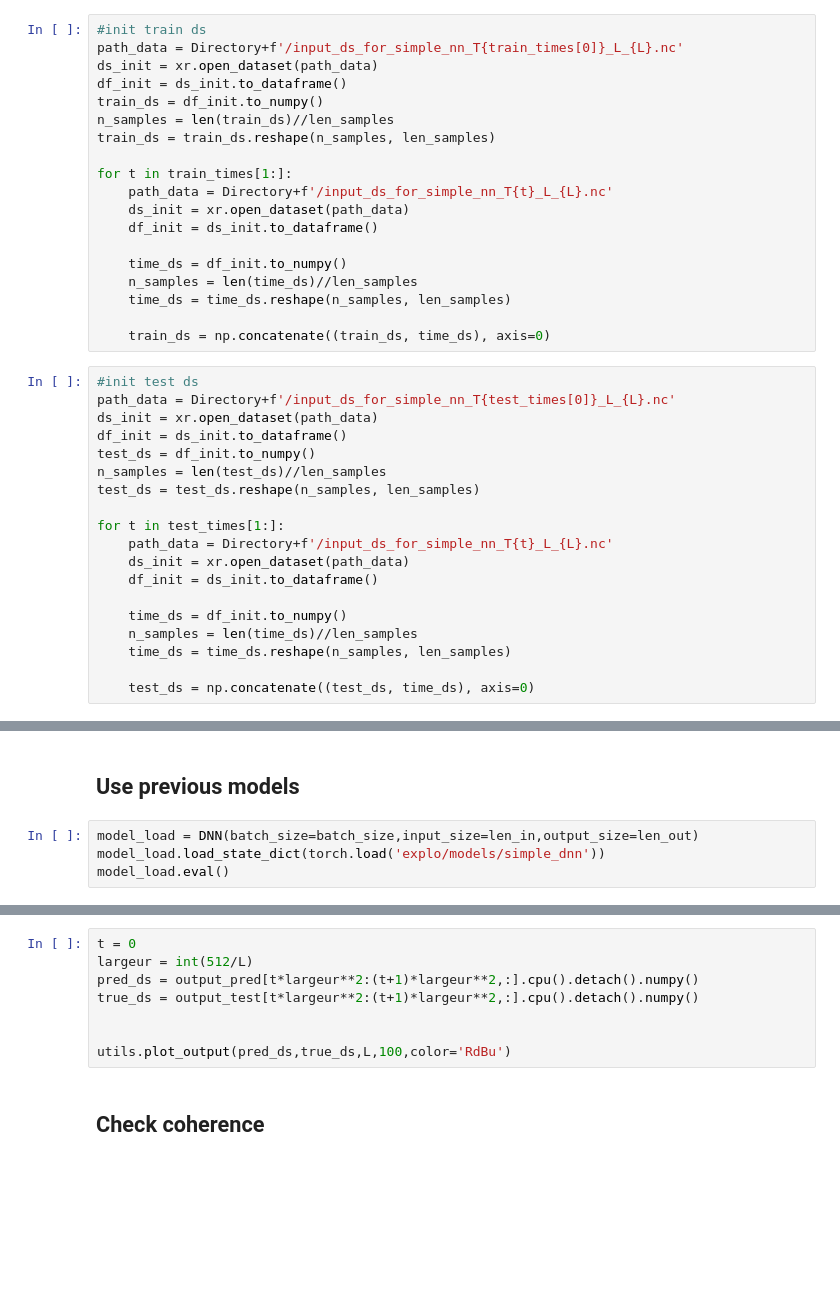
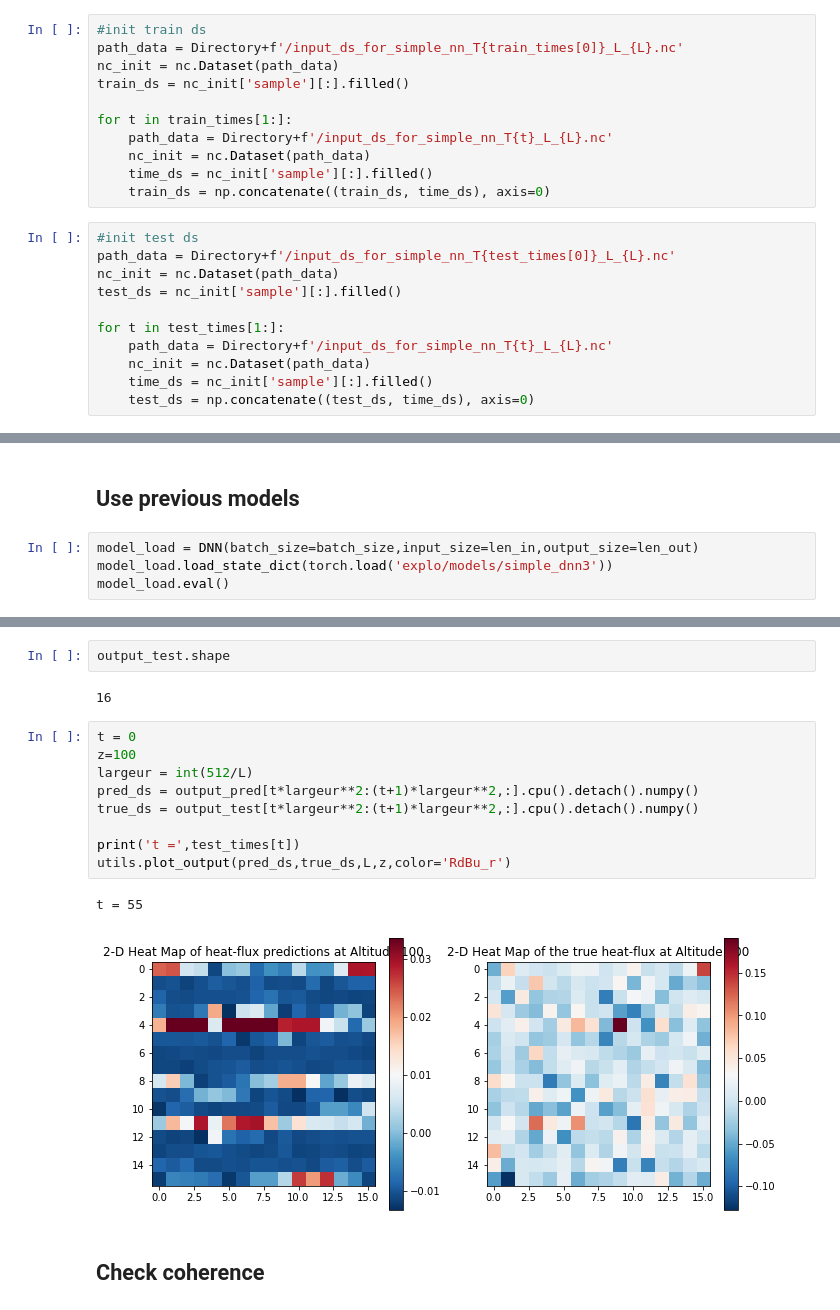
Before and after one commit to AdrienBq/Turbulence, a Jupyter notebook: explo/simple_dnn.ipynb, the cells around one changed output, grey strips where cells are left out. Cells and saved outputs as stored; diff of their text form; blank space fills up the shorter version.

```diff
--- a/explo/simple_dnn.ipynb
+++ b/explo/simple_dnn.ipynb
@@ -43,40 +38,24 @@ test_times = perm[int(0.8*63):]
 # %%
 #init train ds
 path_data = Directory+f'/input_ds_for_simple_nn_T{train_times[0]}_L_{L}.nc'
-ds_init = xr.open_dataset(path_data)
-df_init = ds_init.to_dataframe()
-train_ds = df_init.to_numpy()
-n_samples = len(train_ds)//len_samples
-train_ds = train_ds.reshape(n_samples, len_samples)
+nc_init = nc.Dataset(path_data)
+train_ds = nc_init['sample'][:].filled()
 
 for t in train_times[1:]:
     path_data = Directory+f'/input_ds_for_simple_nn_T{t}_L_{L}.nc'
-    ds_init = xr.open_dataset(path_data)
-    df_init = ds_init.to_dataframe()
-
-    time_ds = df_init.to_numpy()
-    n_samples = len(time_ds)//len_samples
-    time_ds = time_ds.reshape(n_samples, len_samples)
-
+    nc_init = nc.Dataset(path_data)
+    time_ds = nc_init['sample'][:].filled()
     train_ds = np.concatenate((train_ds, time_ds), axis=0)
 # %%
 #init test ds
 path_data = Directory+f'/input_ds_for_simple_nn_T{test_times[0]}_L_{L}.nc'
-ds_init = xr.open_dataset(path_data)
-df_init = ds_init.to_dataframe()
-test_ds = df_init.to_numpy()
-n_samples = len(test_ds)//len_samples
-test_ds = test_ds.reshape(n_samples, len_samples)
+nc_init = nc.Dataset(path_data)
+test_ds = nc_init['sample'][:].filled()
 
 for t in test_times[1:]:
     path_data = Directory+f'/input_ds_for_simple_nn_T{t}_L_{L}.nc'
-    ds_init = xr.open_dataset(path_data)
-    df_init = ds_init.to_dataframe()
-
-    time_ds = df_init.to_numpy()
-    n_samples = len(time_ds)//len_samples
-    time_ds = time_ds.reshape(n_samples, len_samples)
-
+    nc_init = nc.Dataset(path_data)
+    time_ds = nc_init['sample'][:].filled()
     test_ds = np.concatenate((test_ds, time_ds), axis=0)
 # %%
 # split train and test ds in input-output datasets
@@ -204,5 +184,5 @@ torch.save(model.state_dict(), 'explo/simple_dnn')
 ## Use previous models
 # %%
 model_load = DNN(batch_size=batch_size,input_size=len_in,output_size=len_out)
-model_load.load_state_dict(torch.load('explo/models/simple_dnn'))
+model_load.load_state_dict(torch.load('explo/models/simple_dnn3'))
 model_load.eval()
@@ -222,11 +219,19 @@ print('Test loss: {:.6f}'.format(loss))
+# %%
+output_test.shape
+# %% [output]
+16
 # %%
 t = 0
+z=100
 largeur = int(512/L)
 pred_ds = output_pred[t*largeur**2:(t+1)*largeur**2,:].cpu().detach().numpy()
 true_ds = output_test[t*largeur**2:(t+1)*largeur**2,:].cpu().detach().numpy()
 
-
-utils.plot_output(pred_ds,true_ds,L,100,color='RdBu')
+print('t =',test_times[t])
+utils.plot_output(pred_ds,true_ds,L,z,color='RdBu_r')
+# %% [output]
+t = 55
+[figure, added]
 # %% [markdown]
 ## Check coherence
 # %%
```
Also changed, not shown: parts of 10 cells of this notebook, 2 other files.
